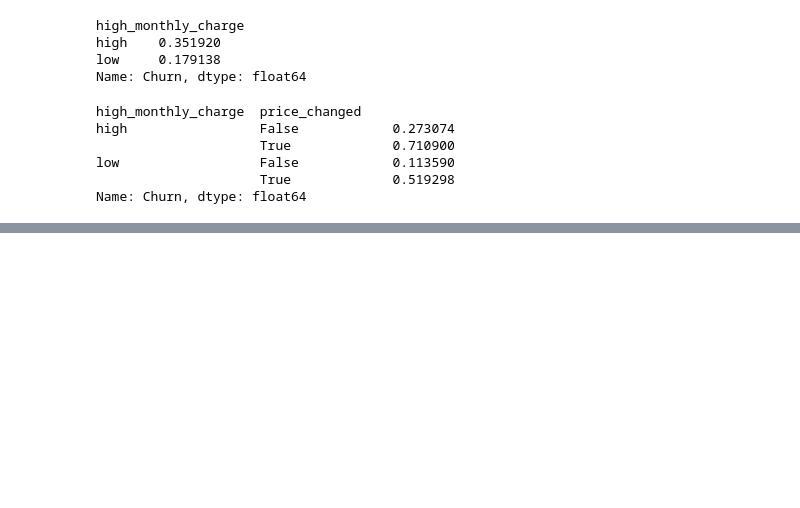
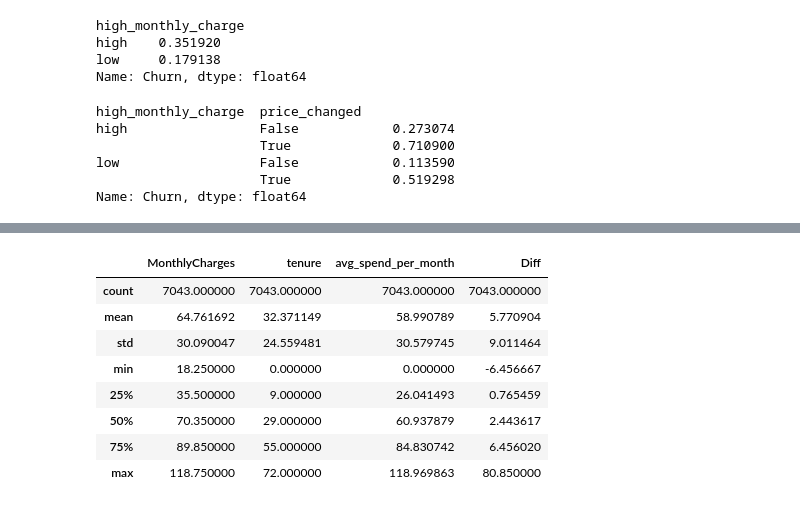
Before and after one commit to demaabukwaik-dev/Telco-Customer-Churn-Dataset, a Jupyter notebook: customers.ipynb, the cells around one changed output, grey strips where cells are left out. Saved outputs shown, nothing was run; the diff lists cells and outputs as text; code cells hidden in the pictures; blank space fills up the shorter version.

```diff
--- a/customers.ipynb
+++ b/customers.ipynb
@@ -1164,0 +1207,13 @@ Name: Churn, dtype: float64
+# %%
+# detect outliers for remaining numeric cols
+df[ ["MonthlyCharges" , "tenure" , "avg_spend_per_month" , "Diff"]].describe()
+# %% [output]
+|  | MonthlyCharges | tenure | avg_spend_per_month | Diff |
+| count | 7043.000000 | 7043.000000 | 7043.000000 | 7043.000000 |
+| mean | 64.761692 | 32.371149 | 58.990789 | 5.770904 |
+| std | 30.090047 | 24.559481 | 30.579745 | 9.011464 |
+| min | 18.250000 | 0.000000 | 0.000000 | -6.456667 |
+| 25% | 35.500000 | 9.000000 | 26.041493 | 0.765459 |
+| 50% | 70.350000 | 29.000000 | 60.937879 | 2.443617 |
+| 75% | 89.850000 | 55.000000 | 84.830742 | 6.456020 |
+| max | 118.750000 | 72.000000 | 118.969863 | 80.850000 |
```
Also changed, not shown: parts of 31 cells of this notebook.
